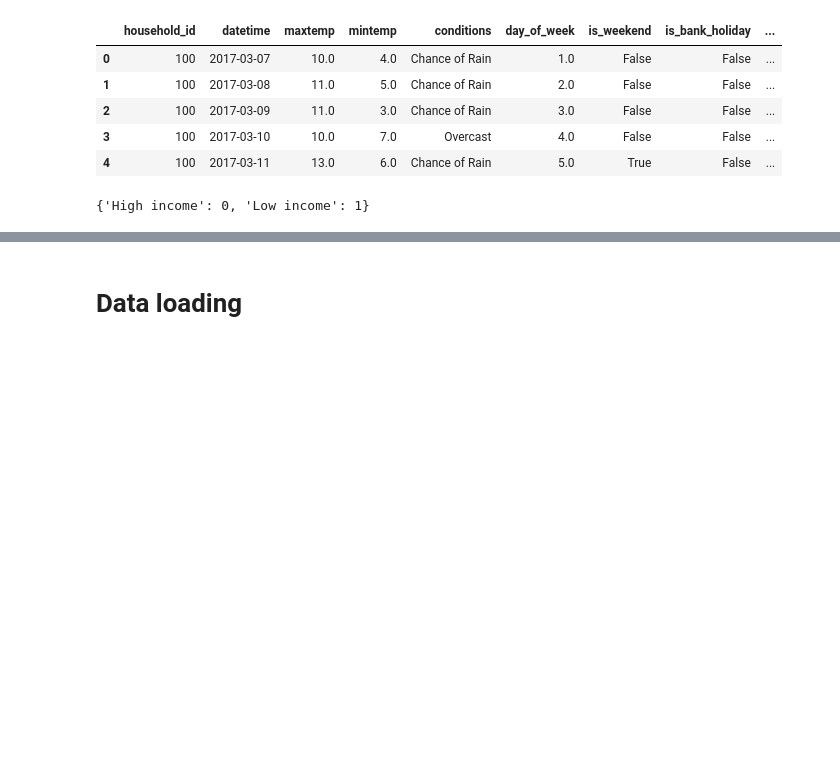
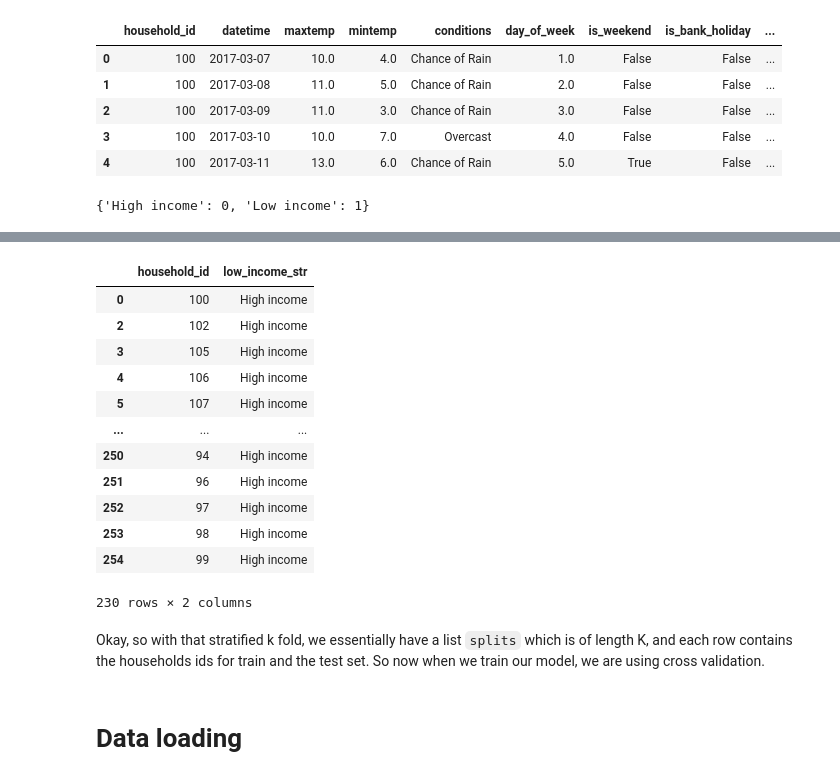
Before and after one commit to eoghanjmckenna/makemore, a Jupyter notebook: notebooks/ideal_income_prediction.ipynb, the cells around one changed output, grey strips where cells are left out. Cells and saved outputs as stored; diff of their text form; code cells hidden in the pictures; blank space fills up the shorter version.

Commit message:
stratified sampling for CV

```diff
--- a/notebooks/ideal_income_prediction.ipynb
+++ b/notebooks/ideal_income_prediction.ipynb
@@ -259,3 +261,23 @@ test_ids = household_ids[test_idx]
 # and create train and test datasets
 train_df = joined[joined['household_id'].isin(train_ids)]
 test_df = joined[joined['household_id'].isin(test_ids)]
+# %%
+# a further complication is that we want to use cross validation to assess the
+# performance of our model, so we need to split the data into k folds
+# and furthermore, these need to be stratified by income band
+# First, create a DataFrame with unique households and their income class
+households = joined[['household_id', 'low_income_str']].drop_duplicates().reset_index(drop=True)
+
+# Using StratifiedKFold on households to maintain income class distribution
+from sklearn.model_selection import StratifiedKFold
+
+skf = StratifiedKFold(n_splits=10, shuffle=True, random_state=42)
+splits = list(skf.split(households['household_id'], households['low_income_str']))
+# now let's check that the income class distribution is maintained in each fold
+for i, (train_idx, test_idx) in enumerate(splits):
+    train = households.loc[train_idx]
+    test = households.loc[test_idx]
+    print(f'Fold {i}:')
+    print(train['low_income_str'].value_counts(normalize=True))
+    print(test['low_income_str'].value_counts(normalize=True))
+    print()
@@ -262,3 +302,21 @@ test_df = joined[joined['household_id'].isin(test_ids)]
+# %%
+train
+# %% [output]
+|  | household_id | low_income_str |
+| 0 | 100 | High income |
+| 2 | 102 | High income |
+| 3 | 105 | High income |
+| 4 | 106 | High income |
+| 5 | 107 | High income |
+| ... | ... | ... |
+| 250 | 94 | High income |
+| 251 | 96 | High income |
+| 252 | 97 | High income |
+| 253 | 98 | High income |
+| 254 | 99 | High income |
+230 rows × 2 columns
+# %% [markdown]
+Okay, so with that stratified k fold, we essentially have a list `splits` which is of length K, and each row contains the households ids for train and the test set. So now when we train our model, we are using cross validation.
 # %%
 # now we need to recreate the gas, elec, mintemp and income data arrays for train and test
 raw_gas_train = train_df['mean_rounded_gas_pulse'].copy()
```
Also changed, not shown: parts of 2 cells of this notebook.
